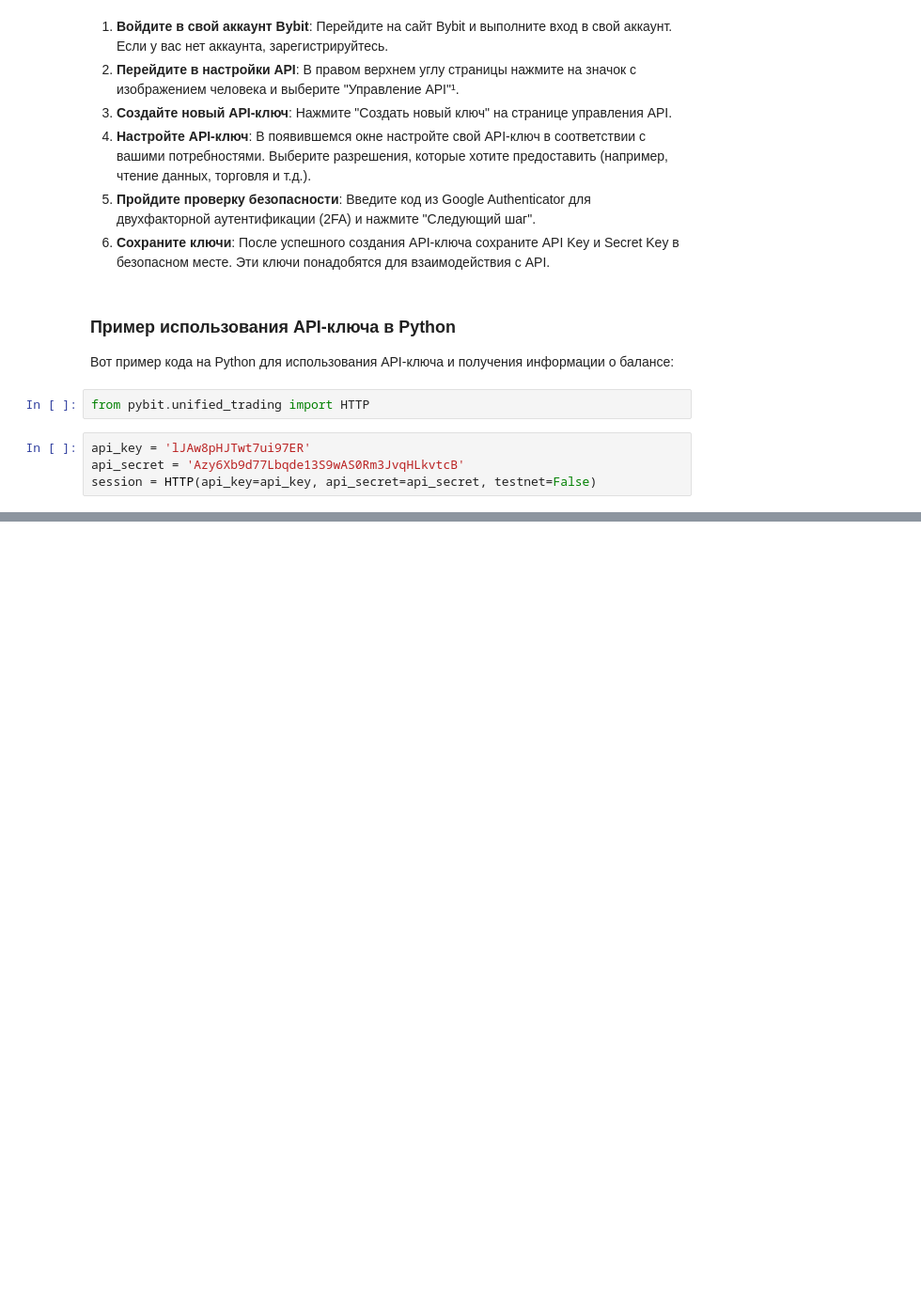
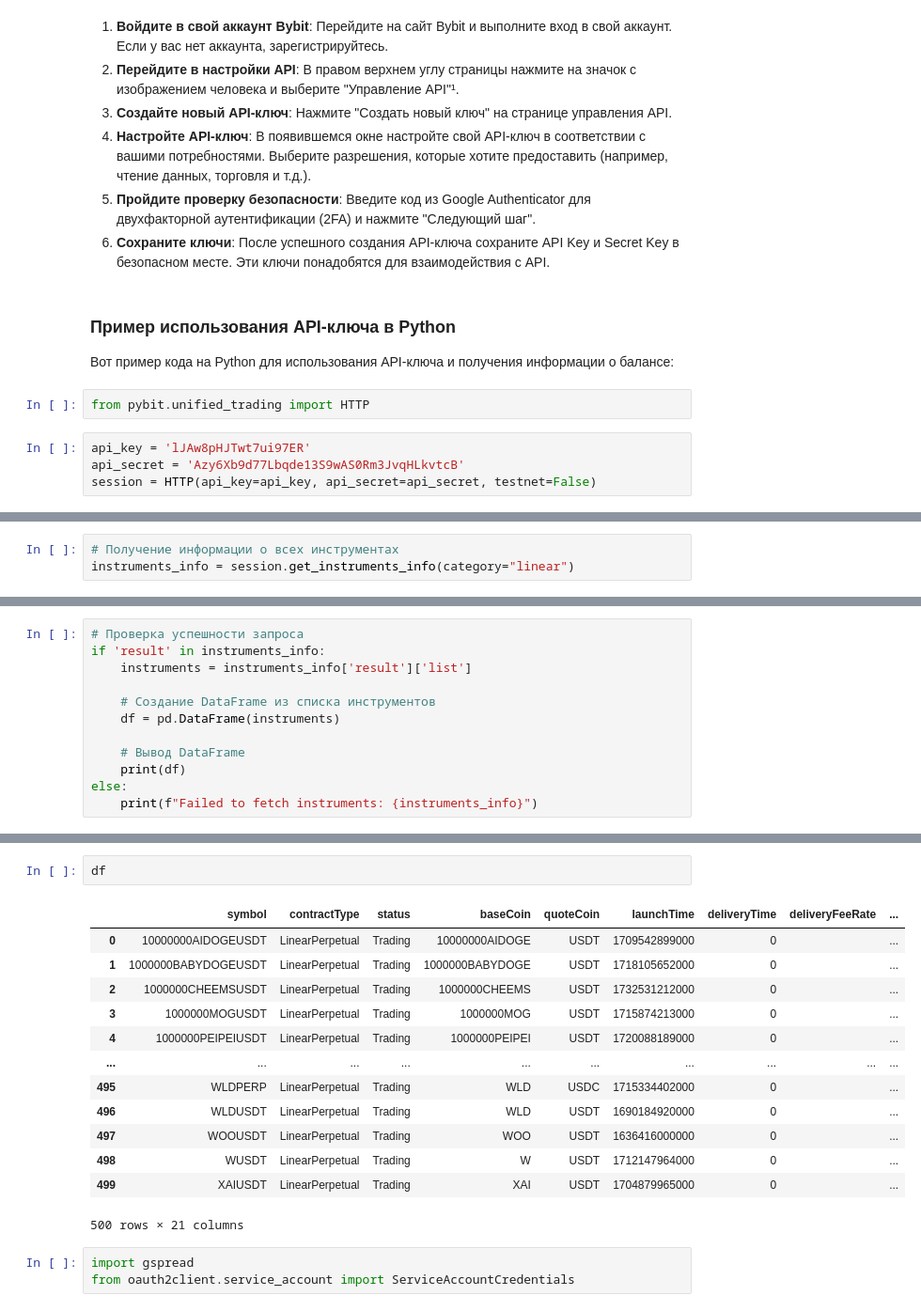
Before and after one commit to leonidsanov/crypto_exchange, a Jupyter notebook: Bybit_OpenAPI.ipynb, the cells around one changed output, grey strips where cells are left out. Shown at 94% size. Drawn from its saved outputs; the diff is of its cells as text; blank space fills up the shorter version.

Commit message:
Product type Linear

```diff
--- a/Bybit_OpenAPI.ipynb
+++ b/Bybit_OpenAPI.ipynb
@@ -28,0 +79,3 @@ Request → GET https://api.bybit.com/v5/account/wallet-balance: recv_window=100
+# %%
+# Получение информации о всех инструментах
+instruments_info = session.get_instruments_info(category="linear")
@@ -28,0 +105,12 @@ Request → GET https://api.bybit.com/v5/account/wallet-balance: recv_window=100
+# %%
+# Проверка успешности запроса
+if 'result' in instruments_info:
+    instruments = instruments_info['result']['list']
+
+    # Создание DataFrame из списка инструментов
+    df = pd.DataFrame(instruments)
+
+    # Вывод DataFrame
+    print(df)
+else:
+    print(f"Failed to fetch instruments: {instruments_info}")
@@ -28,0 +135,19 @@ Request → GET https://api.bybit.com/v5/account/wallet-balance: recv_window=100
+# %%
+df
+# %% [output]
+|  | symbol | contractType | status | baseCoin | quoteCoin | launchTime | deliveryTime | deliveryFeeRate | ... |
+| 0 | 10000000AIDOGEUSDT | LinearPerpetual | Trading | 10000000AIDOGE | USDT | 1709542899000 | 0 |  | ... |
+| 1 | 1000000BABYDOGEUSDT | LinearPerpetual | Trading | 1000000BABYDOGE | USDT | 1718105652000 | 0 |  | ... |
+| 2 | 1000000CHEEMSUSDT | LinearPerpetual | Trading | 1000000CHEEMS | USDT | 1732531212000 | 0 |  | ... |
+| 3 | 1000000MOGUSDT | LinearPerpetual | Trading | 1000000MOG | USDT | 1715874213000 | 0 |  | ... |
+| 4 | 1000000PEIPEIUSDT | LinearPerpetual | Trading | 1000000PEIPEI | USDT | 1720088189000 | 0 |  | ... |
+| ... | ... | ... | ... | ... | ... | ... | ... | ... | ... |
+| 495 | WLDPERP | LinearPerpetual | Trading | WLD | USDC | 1715334402000 | 0 |  | ... |
+| 496 | WLDUSDT | LinearPerpetual | Trading | WLD | USDT | 1690184920000 | 0 |  | ... |
+| 497 | WOOUSDT | LinearPerpetual | Trading | WOO | USDT | 1636416000000 | 0 |  | ... |
+| 498 | WUSDT | LinearPerpetual | Trading | W | USDT | 1712147964000 | 0 |  | ... |
+| 499 | XAIUSDT | LinearPerpetual | Trading | XAI | USDT | 1704879965000 | 0 |  | ... |
+500 rows × 21 columns
+# %%
+import gspread
+from oauth2client.service_account import ServiceAccountCredentials
```
Also changed, not shown: parts of 10 cells of this notebook, 2 other files.
